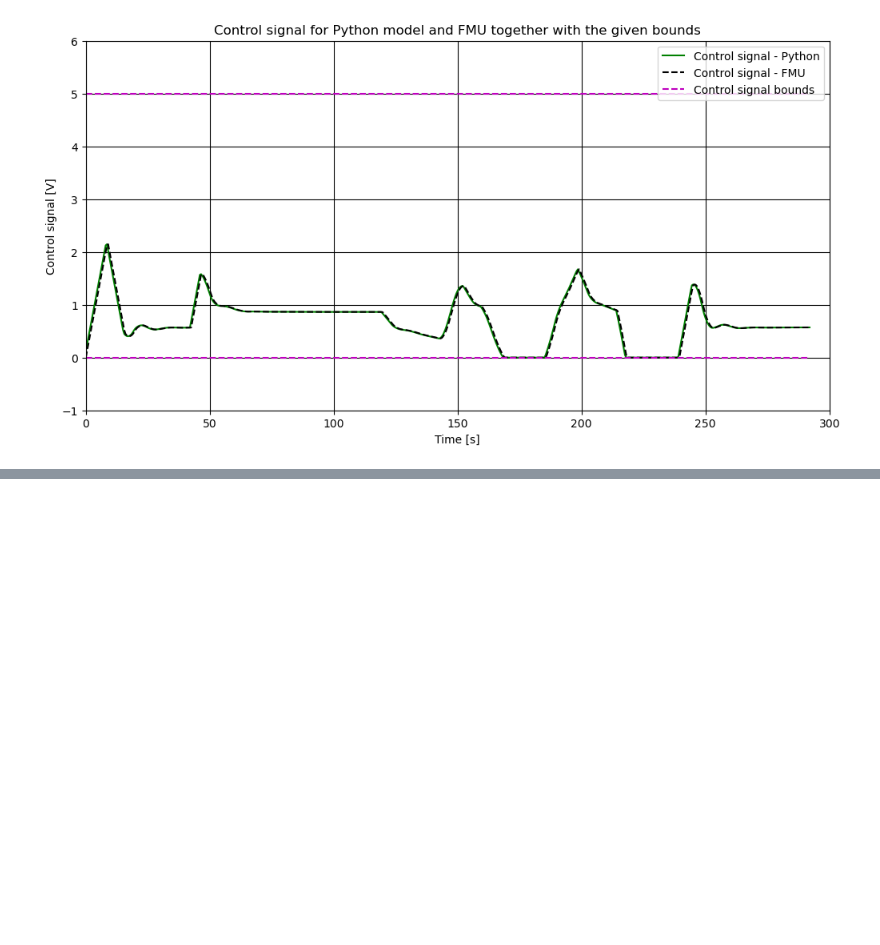
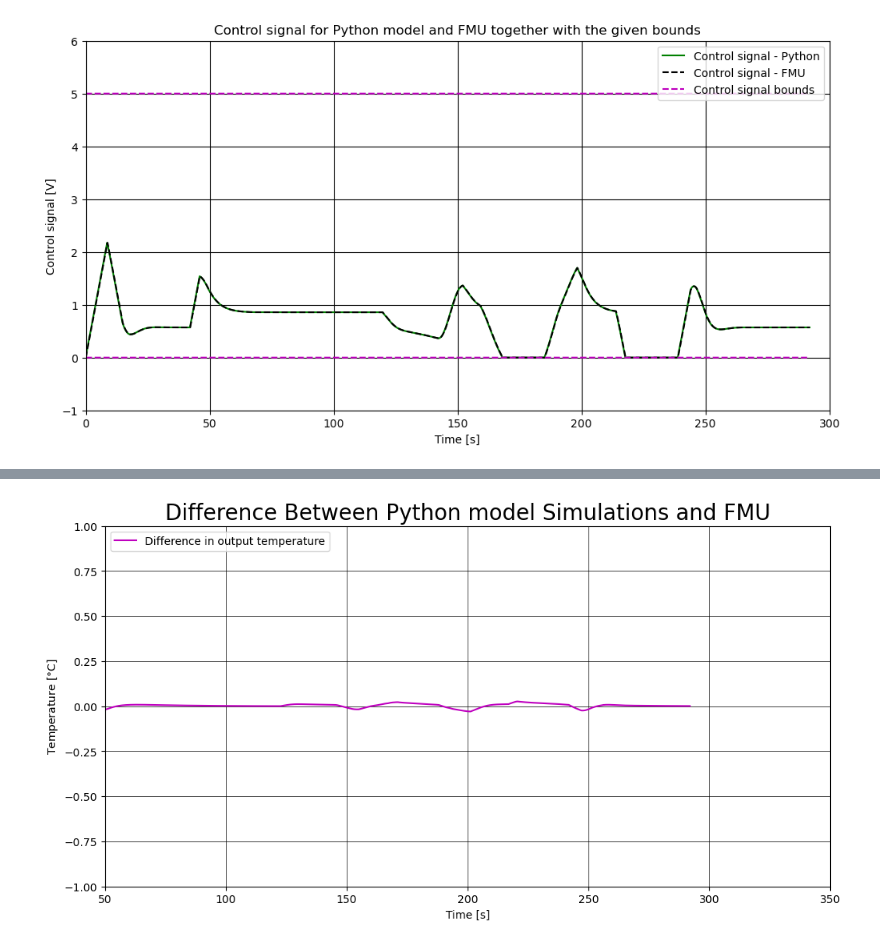
Before and after one commit to cmbNor/Advanced-Control-Implementation-with-Modelica, a Jupyter notebook: PythonSourceCode/AirHeaterFMUwithMPC/AirHeaterMPC.ipynb, the cells around one changed output, grey strips where cells are left out. Drawn from its saved outputs; the diff is of its cells as text; code cells hidden in the pictures; blank space fills up the shorter version.

Commit message:
Added stats from the MPC simulation

```diff
--- a/PythonSourceCode/AirHeaterFMUwithMPC/AirHeaterMPC.ipynb
+++ b/PythonSourceCode/AirHeaterFMUwithMPC/AirHeaterMPC.ipynb
@@ -116,7 +117,7 @@ t_delay = 3.0  # [s]
 ambient_temperature = 28.0  # [deg C]
 
 #%% Time settings:
-sampling_time = 0.5  # Time-step [s]
+sampling_time = 0.1  # Time-step [s]
 t_pred_horizon = 8.0  # [s]
 
 num_predictions = int(t_pred_horizon/sampling_time)
@@ -602,0 +606,5 @@ plt.savefig('plots/MPCRateOfChange.png', dpi=300, bbox_inches='tight')
+# %%
+# set up data frame based on numpy arrays
+dfPlantData = pd.DataFrame(data=[t_plot_array,T_sp_plot_array,T_plot_array,T_plot_arrayFMU]).T
+dfPlantData.columns=['time','setpoint','outputTemperaturePython', 'outputTemperatureFMU']
+dfPlantData.head()
@@ -602,0 +637,38 @@ plt.savefig('plots/MPCRateOfChange.png', dpi=300, bbox_inches='tight')
+# %%
+# Generate a new dataframe to evaluate the difference between the different FMUs temperature output and the Python simulation
+dfPlantData_diff = dfPlantData[['time']].copy()
+
+# Calculate the difference between Python and OpenModelica - Output temperature
+dfPlantData_diff['OutputTemperatureDiff'] = dfPlantData['outputTemperaturePython'] - dfPlantData['outputTemperatureFMU']
+# %%
+# Plotting of the output difference in temperature from the Python FMU and OpenModelica
+fig, ax3 = plt.subplots(figsize=(12, 6));
+
+# Plotting of the output difference in temperature and control signal
+plt.title('Difference Between Python model Simulations and FMU', fontsize=20);
+
+#Range of both X-axises
+ax3.set_ylim(-1, 1);
+
+# Set up the axis labels
+ax3.set_xlabel('Time [s]')
+ax3.set_ylabel((r'Temperature [$\degree$C]'))
+
+# Customize the major grid (outer grid)
+ax3.grid(which='both', linestyle='-', linewidth='0.5', color='black')
+
+# Set up data to be plotted with additional parameters
+ax3.plot(dfPlantData_diff.time, dfPlantData_diff.OutputTemperatureDiff, 'm-', label='Difference in output temperature', linewidth=1.5)
+
+# Configure placement of data legends
+ax3.legend(loc='upper left')
+
+# Set x-axis limits to include only data up to 300 seconds
+ax3.set_xlim(50, 350)
+
+# Save a copy of the plot
+plt.savefig('plots/pltCompareDIFFPyFMUandOpenModMPC.png', dpi=300, bbox_inches='tight')
+
+plt.show()
+# %% [output]
+[figure, added]
```
Also changed, not shown: parts of 7 cells of this notebook, 7 other files.
